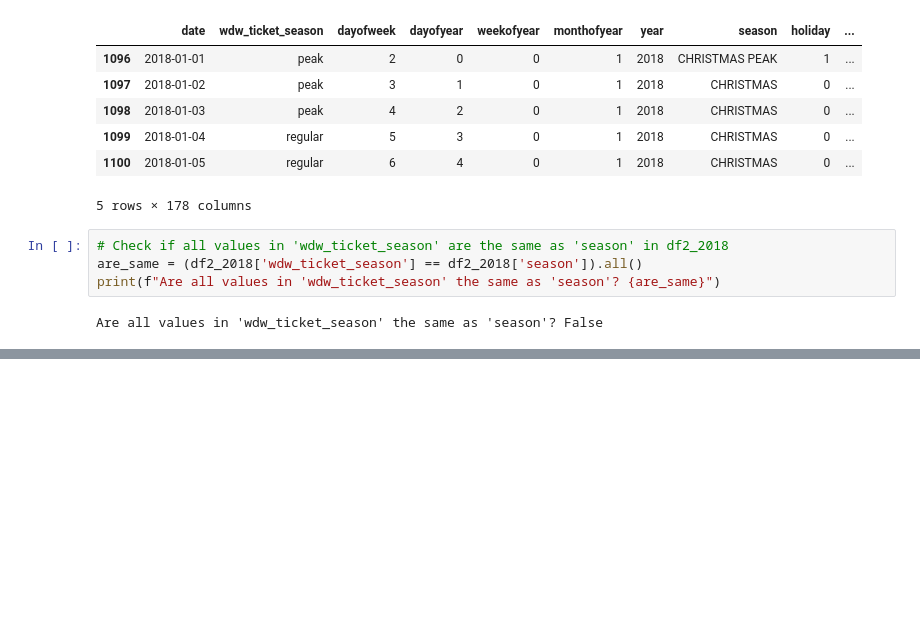
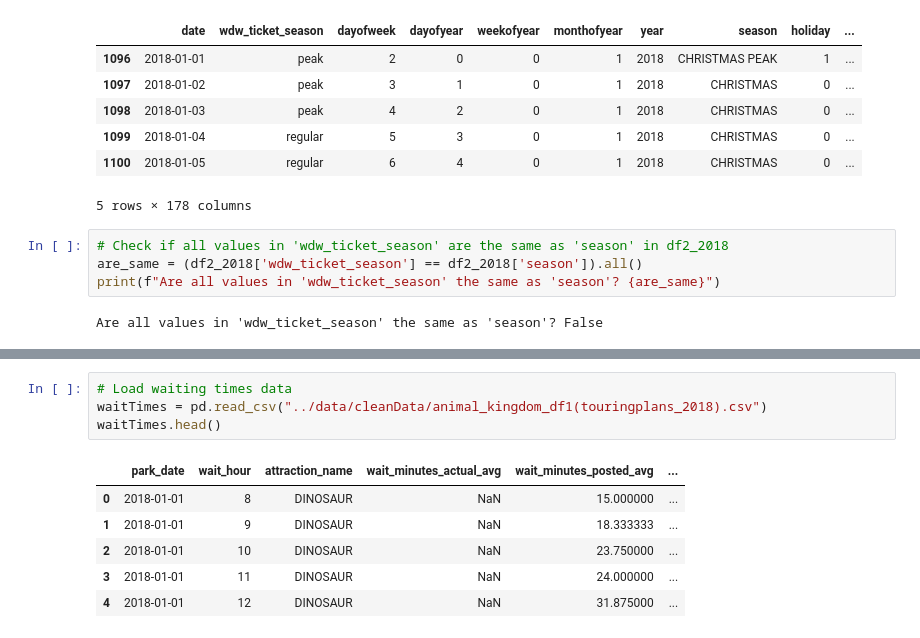
Before and after one commit to kanikaselva/disneyOptimization, a Jupyter notebook: code/0. cleanData.ipynb, the cells around one changed output, grey strips where cells are left out. Saved outputs shown, nothing was run; the diff lists cells and outputs as text; blank space fills up the shorter version.

```diff
--- a/code/0. cleanData.ipynb
+++ b/code/0. cleanData.ipynb
@@ -99,0 +122,11 @@ Are all values in 'wdw_ticket_season' the same as 'season'? False
+# %%
+# Load waiting times data
+waitTimes = pd.read_csv("../data/cleanData/animal_kingdom_df1(touringplans_2018).csv")
+waitTimes.head()
+# %% [output]
+|  | park_date | wait_hour | attraction_name | wait_minutes_actual_avg | wait_minutes_posted_avg | ... |
+| 0 | 2018-01-01 | 8 | DINOSAUR | NaN | 15.000000 | ... |
+| 1 | 2018-01-01 | 9 | DINOSAUR | NaN | 18.333333 | ... |
+| 2 | 2018-01-01 | 10 | DINOSAUR | NaN | 23.750000 | ... |
+| 3 | 2018-01-01 | 11 | DINOSAUR | NaN | 24.000000 | ... |
+| 4 | 2018-01-01 | 12 | DINOSAUR | NaN | 31.875000 | ... |
```
Also changed, not shown: parts of 4 cells of this notebook, 3 other files.
